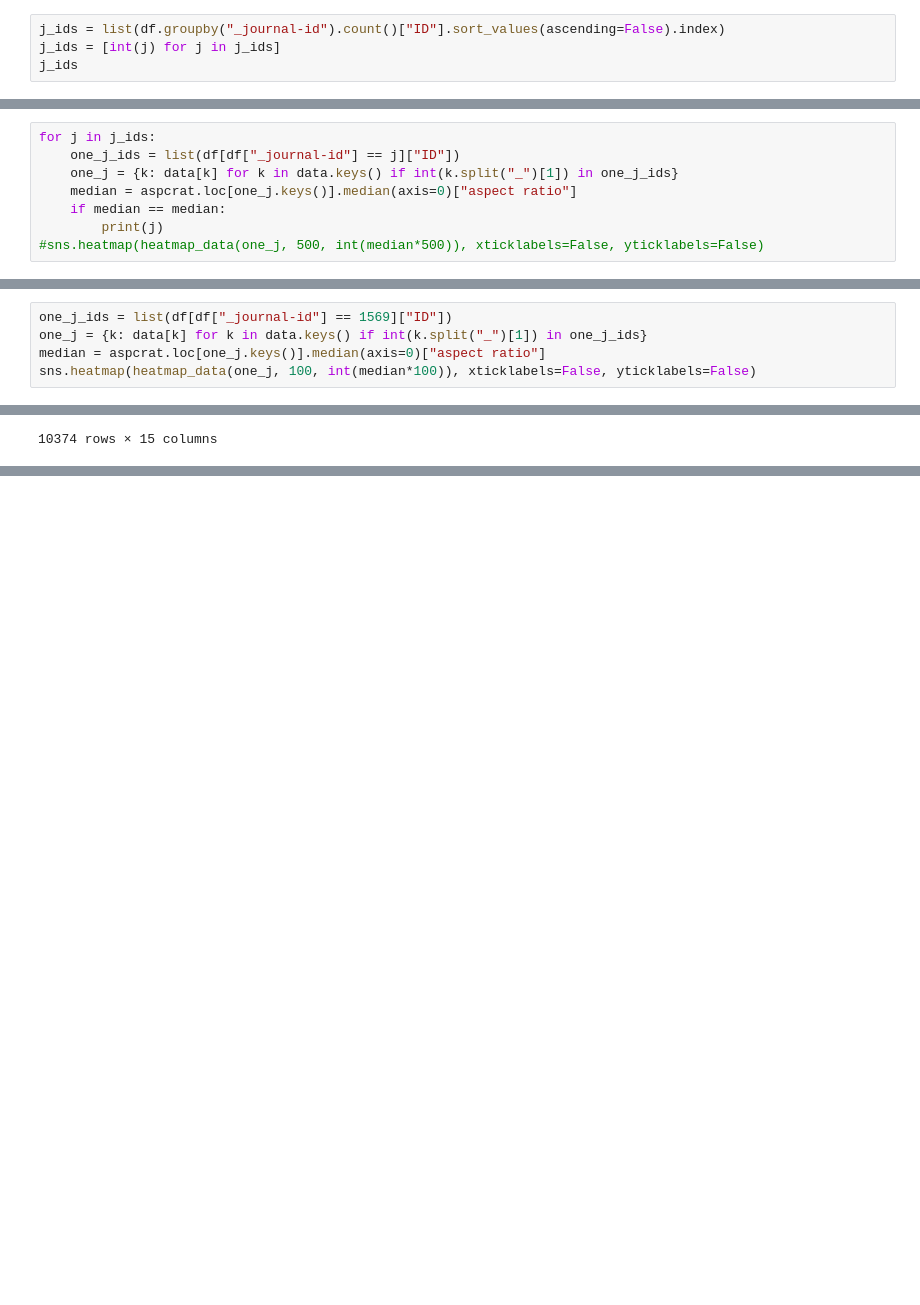
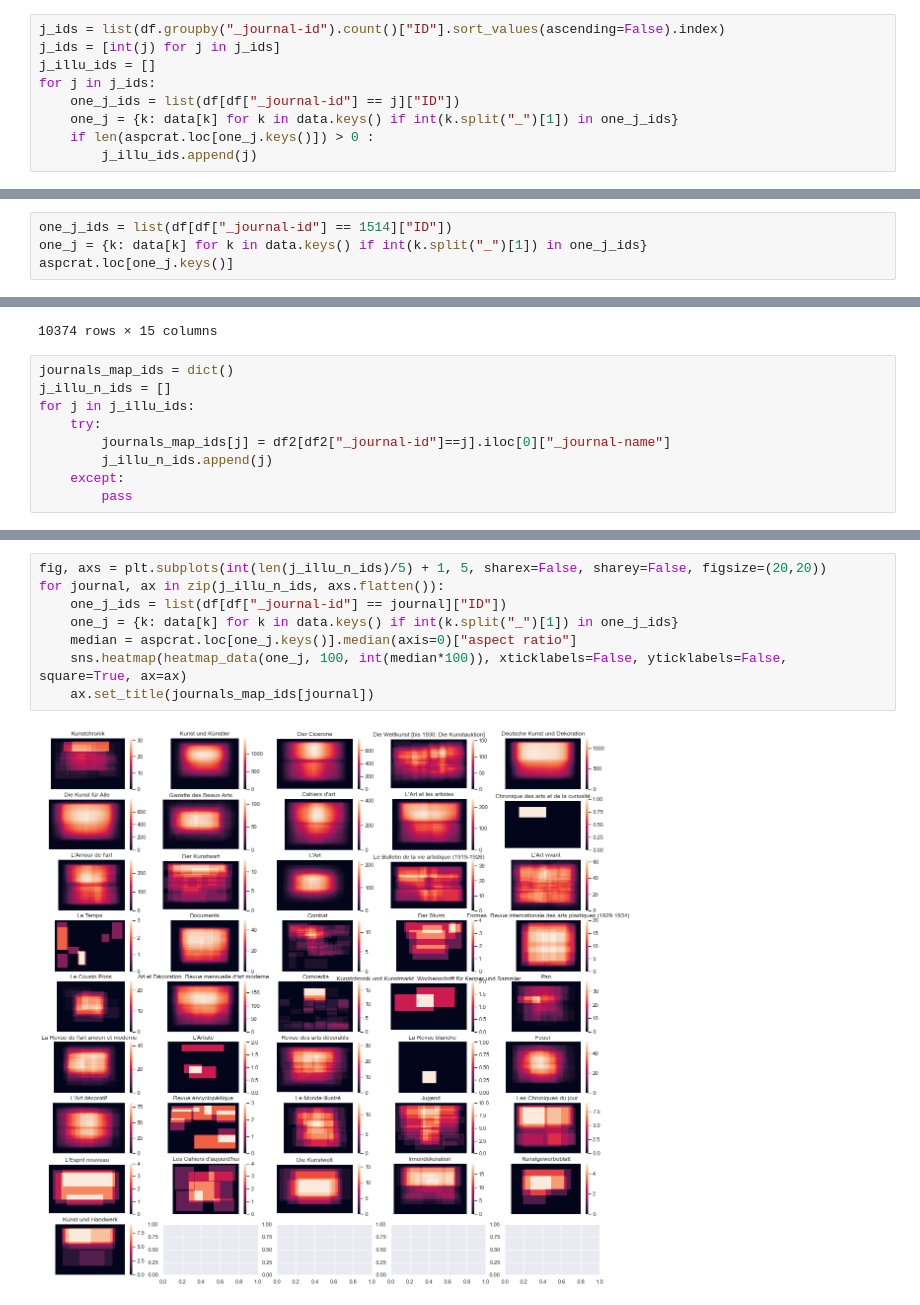
Before and after one commit to dfk-paris/DFKV-illustrations, a Jupyter notebook: 8_layout_study/a_layout_study.ipynb, the cells around one changed output, grey strips where cells are left out. Saved outputs shown, nothing was run; the diff lists cells and outputs as text; blank space fills up the shorter version.

Commit message:
heatmap on all journals

```diff
--- a/8_layout_study/a_layout_study.ipynb
+++ b/8_layout_study/a_layout_study.ipynb
@@ -95,4 +96,9 @@ df = pd.read_csv("./data/DFKV_Master.csv")
 # %%
 j_ids = list(df.groupby("_journal-id").count()["ID"].sort_values(ascending=False).index)
 j_ids = [int(j) for j in j_ids]
-j_ids
+j_illu_ids = []
+for j in j_ids:
+    one_j_ids = list(df[df["_journal-id"] == j]["ID"])
+    one_j = {k: data[k] for k in data.keys() if int(k.split("_")[1]) in one_j_ids}
+    if len(aspcrat.loc[one_j.keys()]) > 0 :
+        j_illu_ids.append(j)
@@ -117,9 +105,5 @@ j_ids
 # %%
-for j in j_ids:
-    one_j_ids = list(df[df["_journal-id"] == j]["ID"])
-    one_j = {k: data[k] for k in data.keys() if int(k.split("_")[1]) in one_j_ids}
-    median = aspcrat.loc[one_j.keys()].median(axis=0)["aspect ratio"]
-    if median == median:
-        print(j)
-#sns.heatmap(heatmap_data(one_j, 500, int(median*500)), xticklabels=False, yticklabels=False)
+one_j_ids = list(df[df["_journal-id"] == 1514]["ID"])
+one_j = {k: data[k] for k in data.keys() if int(k.split("_")[1]) in one_j_ids}
+aspcrat.loc[one_j.keys()]
 # %% [output]
@@ -143,5 +115,0 @@ for j in j_ids:
-# %%
-one_j_ids = list(df[df["_journal-id"] == 1569]["ID"])
-one_j = {k: data[k] for k in data.keys() if int(k.split("_")[1]) in one_j_ids}
-median = aspcrat.loc[one_j.keys()].median(axis=0)["aspect ratio"]
-sns.heatmap(heatmap_data(one_j, 100, int(median*100)), xticklabels=False, yticklabels=False)
@@ -166,3 +131,12 @@ df2
 | 10372 | ILLU_14941_159_0 | NaN | NaN | NaN | NaN | NaN | 1484 | NaN | 1927 | ... |
 | 10373 | ILLU_11390_726_0 | NaN | NaN | NaN | NaN | NaN | 1336 | NaN | 1928 | ... |
 10374 rows × 15 columns
+# %%
+journals_map_ids = dict()
+j_illu_n_ids = []
+for j in j_illu_ids:
+    try:
+        journals_map_ids[j] = df2[df2["_journal-id"]==j].iloc[0]["_journal-name"]
+        j_illu_n_ids.append(j)
+    except:
+        pass
@@ -168,0 +151,10 @@ df2
+# %%
+fig, axs = plt.subplots(int(len(j_illu_n_ids)/5) + 1, 5, sharex=False, sharey=False, figsize=(20,20))
+for journal, ax in zip(j_illu_n_ids, axs.flatten()):
+    one_j_ids = list(df[df["_journal-id"] == journal]["ID"])
+    one_j = {k: data[k] for k in data.keys() if int(k.split("_")[1]) in one_j_ids}
+    median = aspcrat.loc[one_j.keys()].median(axis=0)["aspect ratio"]
+    sns.heatmap(heatmap_data(one_j, 100, int(median*100)), xticklabels=False, yticklabels=False, square=True, ax=ax)
+    ax.set_title(journals_map_ids[journal])
+# %% [output]
+[figure, added]
```
Also changed, not shown: parts of 5 cells of this notebook.
